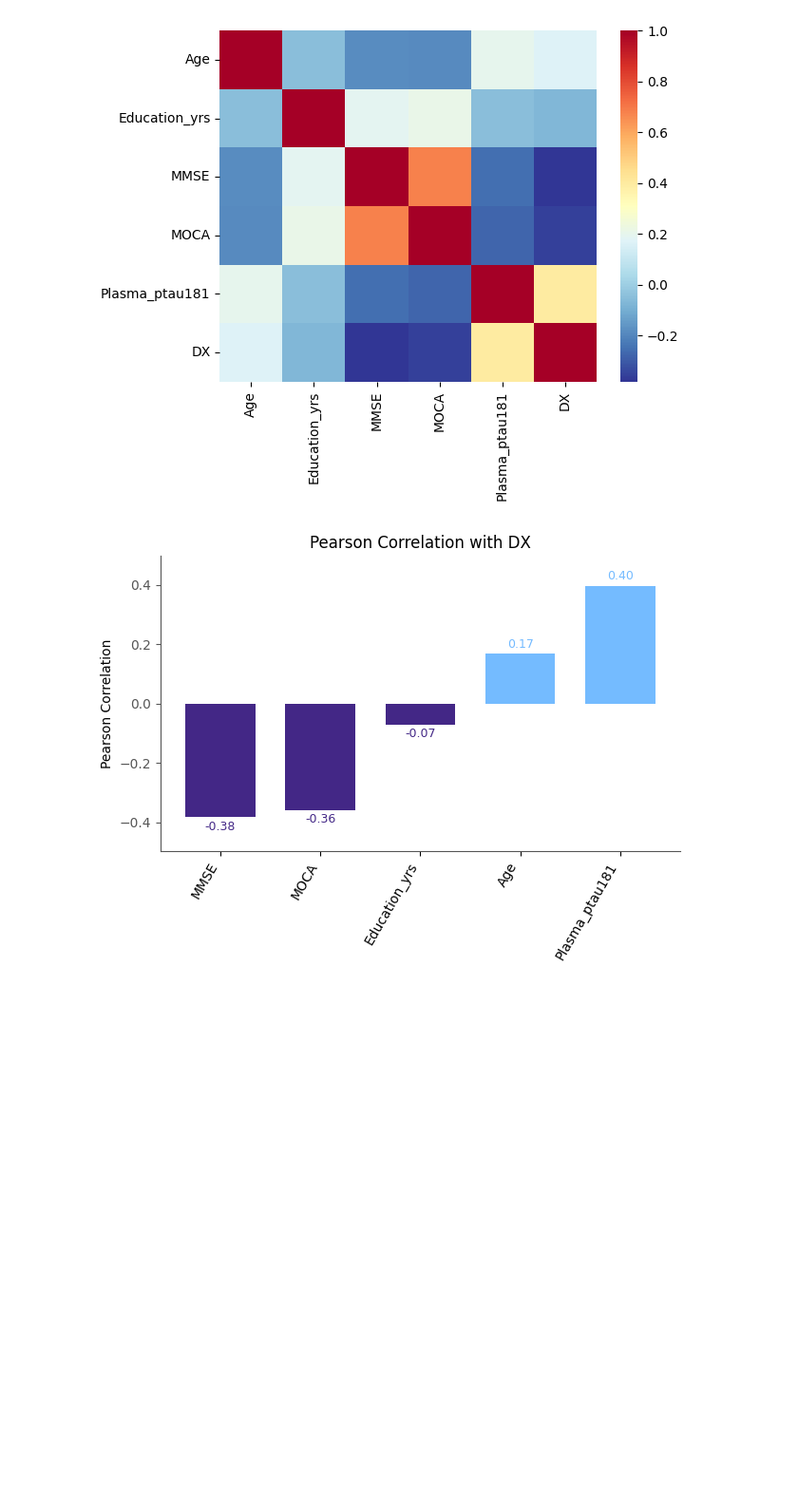
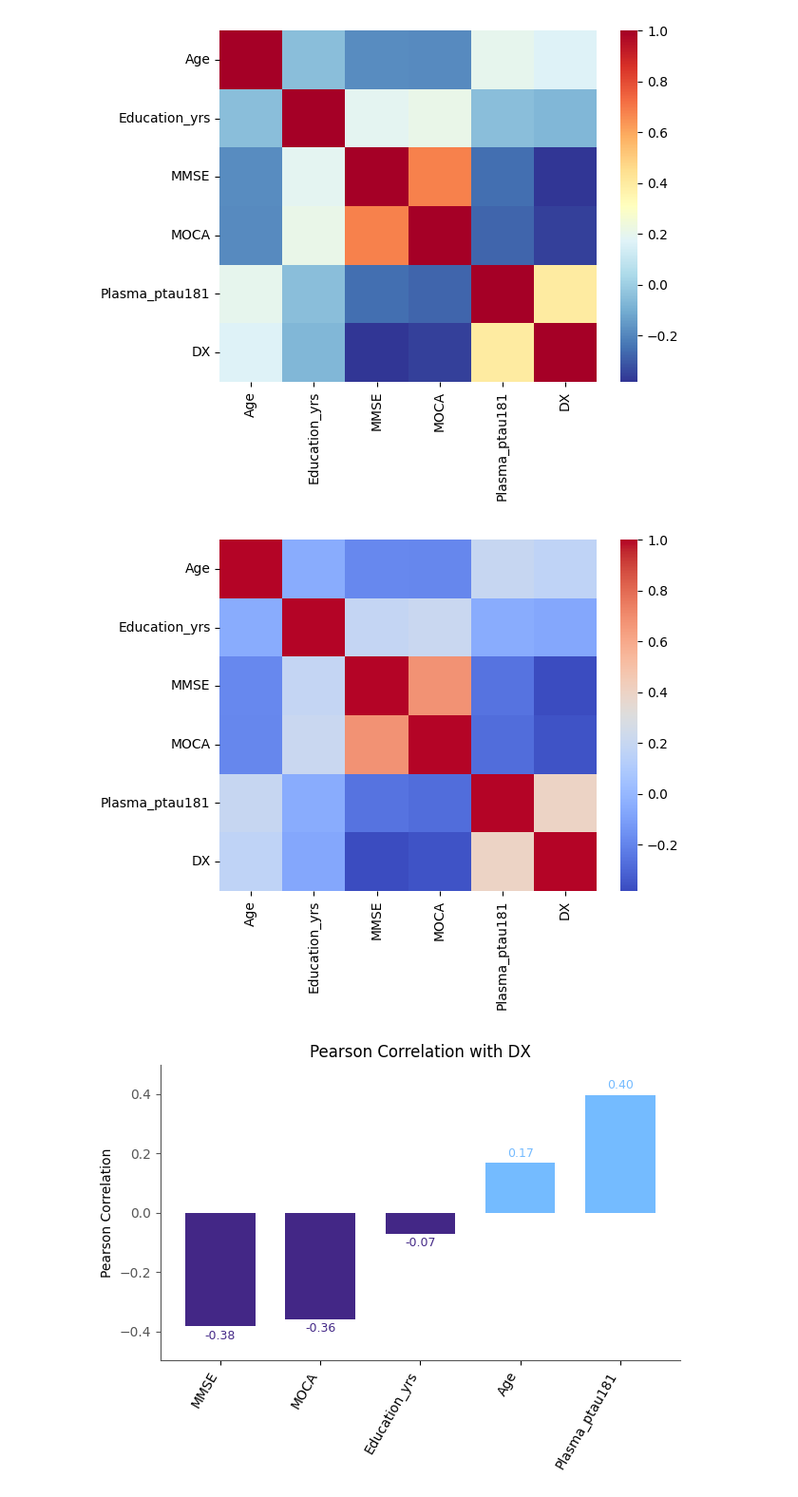
Before and after one commit to mardelmir/EDA_Project, a Jupyter notebook: src/notebooks/03_Bivariate_Analysis.ipynb, the cells around one changed output. Shown at 95% size. Drawn from its saved outputs; the diff is of its cells as text; code cells hidden in the pictures; blank space fills up the shorter version.

```diff
--- a/src/notebooks/03_Bivariate_Analysis.ipynb
+++ b/src/notebooks/03_Bivariate_Analysis.ipynb
@@ -329,6 +327,10 @@ Name: count, dtype: int64
 heat_adni = sns.heatmap(num_adni.corr(numeric_only = True), cmap = sns.color_palette('RdYlBu_r', as_cmap = True))
 # %% [output]
 [figure]
+# %%
+heat_adni = sns.heatmap(num_adni.corr(numeric_only = True), cmap = 'coolwarm')
+# %% [output]
+[figure, added]
 # %%
 vt.plot_numerical_correlation(num_adni, 'DX', negative_color = '#432786', show_values = True)
 # %% [output]
```
Also changed, not shown: parts of 16 cells of this notebook, 5 other files.
